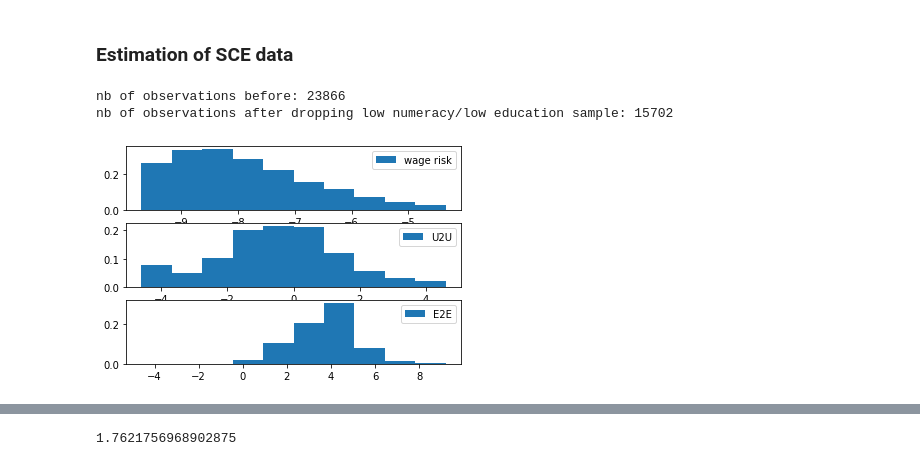
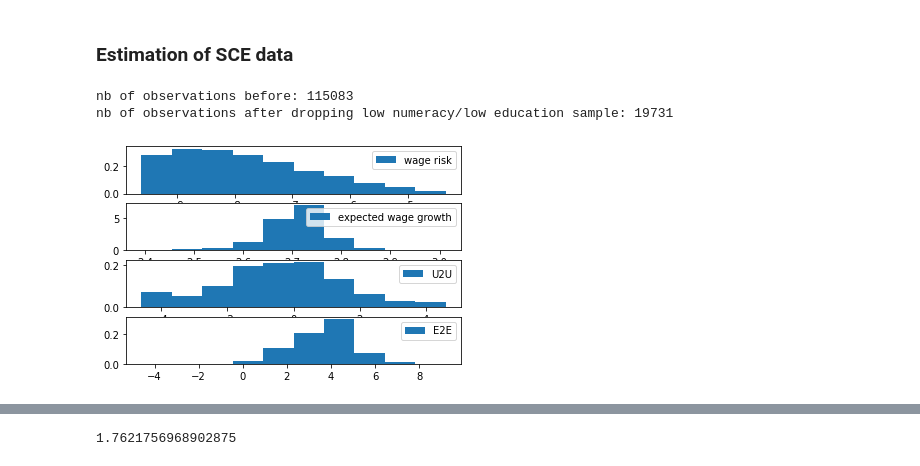
Before and after one commit to iworld1991/PIR, a Jupyter notebook: WorkingFolder/PythonCode/SubjectiveProfileEst.ipynb, the cells around one changed output, grey strips where cells are left out. Saved outputs shown, nothing was run; the diff lists cells and outputs as text; code cells hidden in the pictures.

```diff
--- a/WorkingFolder/PythonCode/SubjectiveProfileEst.ipynb
+++ b/WorkingFolder/PythonCode/SubjectiveProfileEst.ipynb
@@ -522,7 +91,7 @@ SCEM['age3']=SCEM['age']**3
 SCEM['age4']=SCEM['age']**4
 
 ## take the log
-
+SCEM['erincexp'] = np.exp(1+SCEM['rincexp'])
 SCEM['lrincvar'] = np.log(SCEM['rincvar'])
 
 ### some data transformation
@@ -553,51 +122,53 @@ SCEM['E2E_prob_e'] =  SCEM['E2E_prob_truc'].apply(prob_inv_func)
 # %%
 ## filter by basic/necessary criteria
 print('nb of observations before:',str(len(SCEM)))
-SCEM =SCEM[SCEM['tenure']>=6]
+SCEM = SCEM[SCEM['tenure']>=6]
 SCEM = SCEM[SCEM['fulltime']==1]
 SCEM = SCEM[SCEM['selfemp']==1]  ## working for someone
 SCEM =SCEM[(SCEM['age']<=65) & (SCEM['age']>=25) ]
-SCEM =SCEM[SCEM['nlit']>=2.0]
+SCEM =SCEM[SCEM['nlit']>=3.0]
 SCEM =SCEM[SCEM['educ']>=2]
 print('nb of observations after dropping low numeracy/low education sample:',str(len(SCEM)))
 # %% [output]
-nb of observations before: 23866
-nb of observations after dropping low numeracy/low education sample: 15702
+nb of observations before: 115083
+nb of observations after dropping low numeracy/low education sample: 19731
 # %%
 ## first step regression
 
 vars_list = ['lrincvar',
+             'erincexp',
             'U2U_prob_e',
             'E2E_prob_e']
 var_name = ['wage risk',
+            'expected wage growth',
             'U2U',
             'E2E']
 
 sd_fe_list = []
 
-fig,axes = plt.subplots(3,1)
+fig,axes = plt.subplots(len(vars_list),1)
 
 
 for i,var in enumerate(vars_list):
     ## demeaned
     SCEM[var+'_dm'] = SCEM[var]-SCEM.groupby('userid')[var].transform('mean')
     sd_fe_list.append(SCEM.groupby('userid')[var].transform('mean').std())
 
     ## plot initial fixed effects
     axes[i].hist(SCEM.groupby('userid')[var].transform('mean'),
                  label=var_name[i],
                  density=True)
     axes[i].legend()
     ## run a panel regression to get the residuls
     #model = smf.ols(formula = var+'~ C(date)+C(HHinc)+C(gender)+age2+age3+age4+C(educ_gr)',
     #            data = SCEM)
     model = smf.ols(formula = var+'_dm~ C(date)',
                 data = SCEM)
     result = model.fit()
     residuls = result.resid
     SCEM[var+'_rd'] = residuls
 # %% [output]
-[figure, old version]
+[figure, new version]
 # %%
 ## correlation
 print('unconditional correlation')
```
Also changed, not shown: parts of 27 cells of this notebook, 44 other files.
